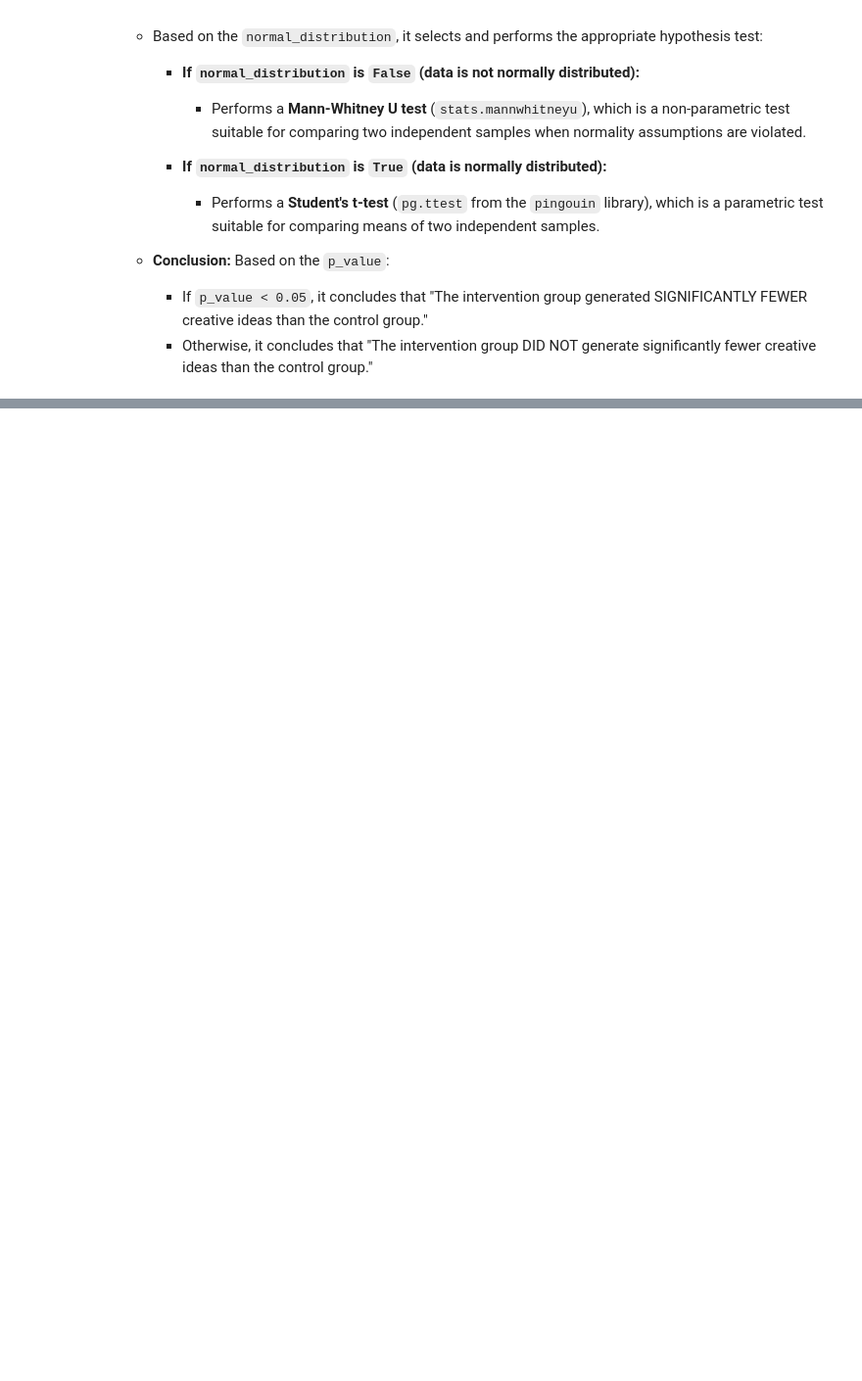
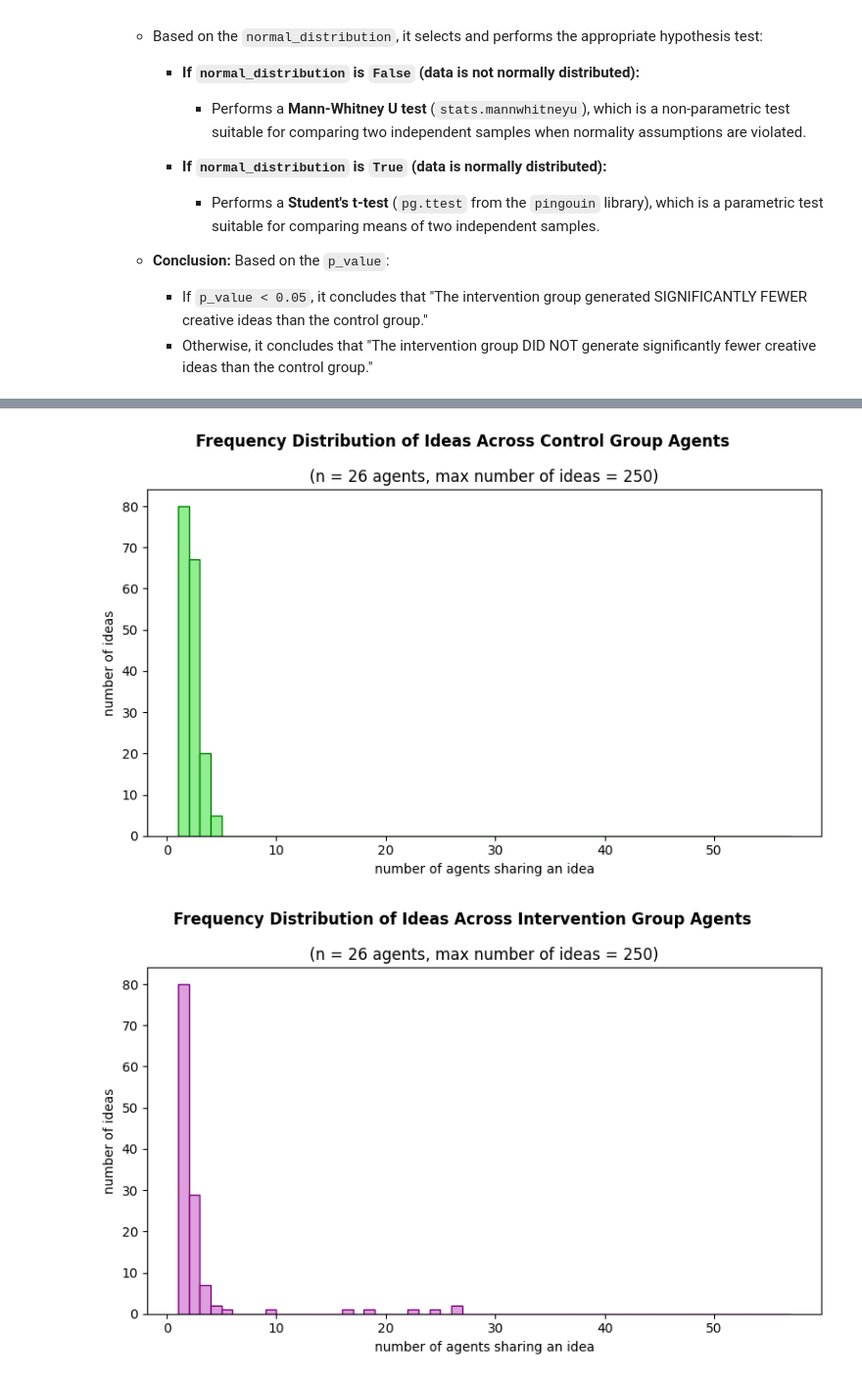
Before and after one commit to Miraah24/CMSS-final-assignment, a Jupyter notebook: simulation_no_convergence.ipynb, the cells around one changed output, grey strips where cells are left out. Shown at 98% size. Cells and saved outputs as stored; diff of their text form; code cells hidden in the pictures; blank space fills up the shorter version.

```diff
--- a/simulation_no_convergence.ipynb
+++ b/simulation_no_convergence.ipynb
@@ -614,3 +638,60 @@ plt.show()
+# %%
+# All control group agents
+control_agents = [a for a in agents if a.group == "control"]
+# All intervention group agents
+intervention_agents = [a for a in agents if a.group == "intervention"]
+
+# Collect ideas for each group
+control_final_ideas = []
+for a in control_agents:
+    control_final_ideas.extend(list(a.memory)) # Ensure memory is iterable if it's a set
+
+intervention_final_ideas = []
+for a in intervention_agents:
+    intervention_final_ideas.extend(list(a.memory))
+
+for a in agents:
+    final_ideas.extend(list(a.memory))
+
+# Calculate idea frequencies for each group
+idea_freq_total = Counter(final_ideas)
+idea_freq_control = Counter(control_final_ideas)
+idea_freq_intervention = Counter(intervention_final_ideas)
+
+# Determine the maximum frequency across all groups for consistent binning
+max_freq = 0
+if idea_freq_total:
+    max_freq = max(max_freq, max(idea_freq_total.values()))
+if idea_freq_control:
+    max_freq = max(max_freq, max(idea_freq_control.values()))
+if idea_freq_intervention:
+    max_freq = max(max_freq, max(idea_freq_intervention.values()))
+
+bins_range = range(1, max_freq + 2)
+
+
+# Plot for Control Group
+plt.figure(figsize=(8, 5))
+plt.hist(idea_freq_control.values(), bins=bins_range, edgecolor='green', color='lightgreen')
+plt.suptitle(f"Frequency Distribution of Ideas Across Control Group Agents", fontweight='bold')
+plt.title(f"(n = {len(control_agents)} agents, max number of ideas = 250)")
+plt.xlabel("number of agents sharing an idea")
+plt.ylabel("number of ideas")
+plt.tight_layout()
+plt.show()
+
+# Plot for Intervention Group
+plt.figure(figsize=(8, 5))
+plt.hist(idea_freq_intervention.values(), bins=bins_range, edgecolor='purple', color='plum')
+plt.suptitle(f"Frequency Distribution of Ideas Across Intervention Group Agents", fontweight='bold')
+plt.title(f"(n = {len(intervention_agents)} agents, max number of ideas = 250)")
+plt.xlabel("number of agents sharing an idea")
+plt.ylabel("number of ideas")
+plt.tight_layout()
+plt.show()
+# %% [output]
+[figure, added]
+[figure, added]
 # %%
 #loop model #takes about 40 seconds for me
 
```
Also changed, not shown: parts of 8 cells of this notebook.
